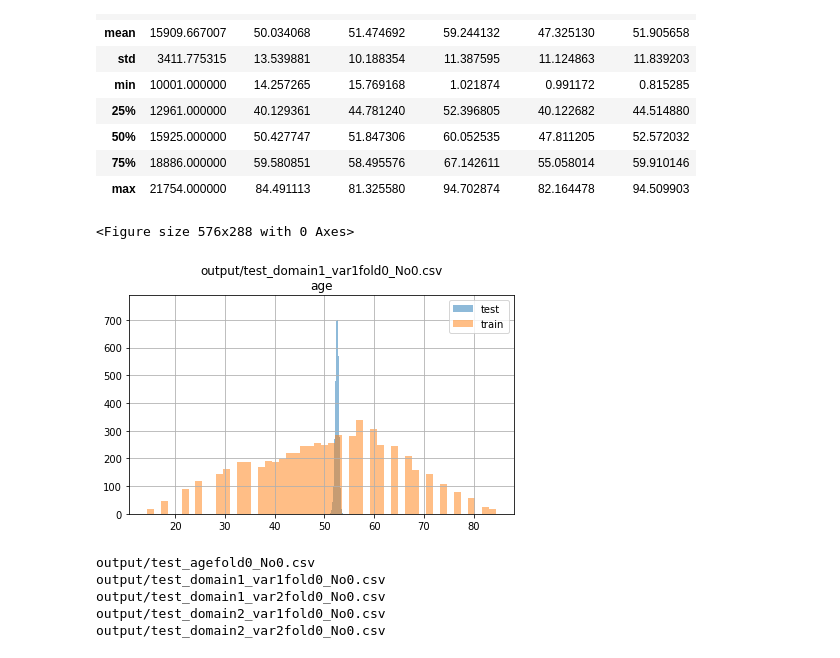
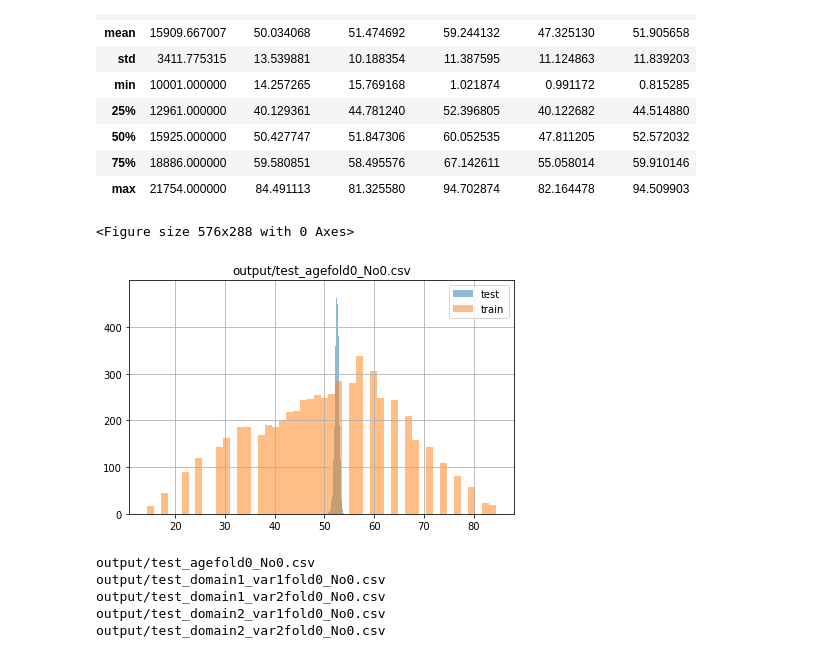
Before and after one commit to ibkuroyagi/trends-images, a Jupyter notebook: working/test_check.ipynb, the cells around one changed output. Saved outputs shown, nothing was run; the diff lists cells and outputs as text; code cells hidden in the pictures.

```diff
--- a/working/test_check.ipynb
+++ b/working/test_check.ipynb
@@ -20,7 +20,7 @@ class config:
     target = ["age", "domain1_var1", "domain1_var2", "domain2_var1", "domain2_var2"]
     weight = [0.3, 0.175, 0.175, 0.175, 0.175]
 # %%
-target_id = 1
+target_id = 0
 fold = 0
 file_No = 0
 fname = f"output/test_{config.target[target_id]}fold{fold}_No{file_No}.csv"
@@ -57,14 +57,14 @@ df.describe()
 # %%
 plt.figure(figsize=(8, 4))
 test_one.hist(bins=50, alpha=0.5, label="test")
-df["age"].hist(bins=50, alpha=0.5, label="train")
+df[config.target[target_id]].hist(bins=50, alpha=0.5, label="train")
 plt.title(fname)
 plt.legend()
 plt.tight_layout()
-plt.savefig(f'{config.target[target_id]}.png')
+plt.savefig(f'pictures/{config.target[target_id]}.png')
 # %% [output]
 <Figure size 576x288 with 0 Axes>
-[figure, old version]
+[figure, new version]
 # %%
 fold = 0
 file_No = 0
```
Also changed, not shown: parts of 2 cells of this notebook, 3 other files.
